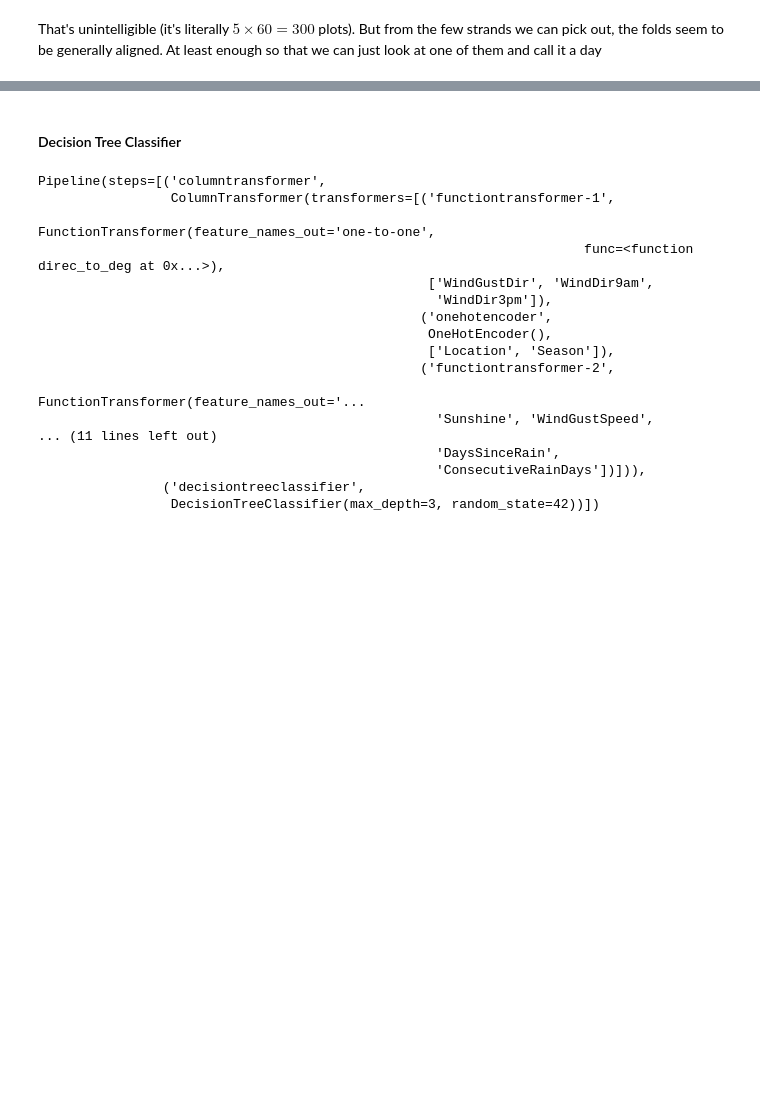
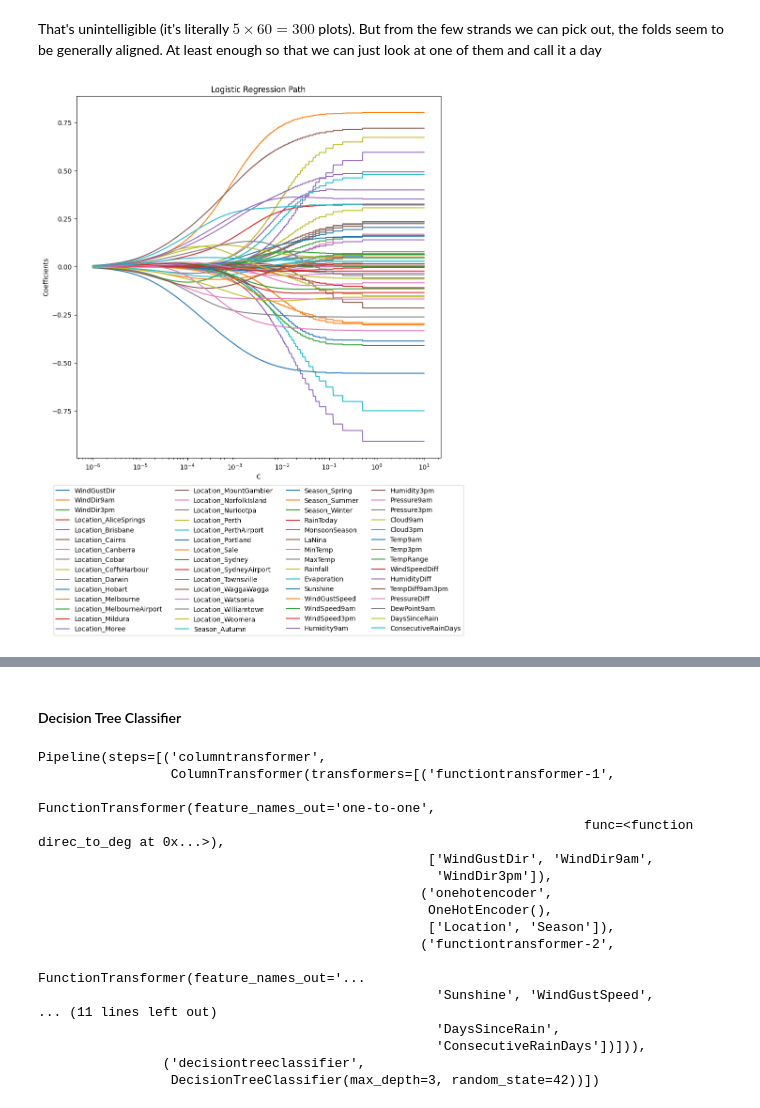
Before and after one commit to velloxen/ids_pbl2_rain-in-australia, a Jupyter notebook: main.ipynb, the cells around one changed output, grey strips where cells are left out. Saved outputs shown, nothing was run; the diff lists cells and outputs as text; code cells hidden in the pictures; blank space fills up the shorter version.

```diff
--- a/main.ipynb
+++ b/main.ipynb
@@ -332,18 +346,20 @@ That's unintelligible (it's literally $5 \times 60 = 300$ plots). But from the f
 # %%
 import matplotlib.pyplot as plt
 import matplotlib.lines as mlines
 
-# Colorblind-friendly palette (IBM Color Blind Safe palette)
+if optimize["Logistic Regression"]:
+    # Colorblind-friendly palette (IBM Color Blind Safe palette)
+    plt.figure(figsize=(10, 10), dpi=dev_dpi if dev_mode else prod_dpi)
+    for i in range(coefs_.shape[2]-1):
+        plt.plot(cs, coefs_[0, :, i], label=fitted_features[i])
 
-plt.figure(figsize=(10, 10))
-for i in range(coefs_.shape[2]-1):
-    plt.plot(cs, coefs_[0, :, i], label=fitted_features[i])
-
-ymin, ymax = plt.ylim()
-plt.xscale('log')
-plt.xlabel("C")
-plt.ylabel("Coefficients")
-plt.title("Logistic Regression Path")
-plt.legend(ncol=4, loc='lower center', bbox_to_anchor=(0.5, -0.6))
-plt.axis("tight")
-plt.show()
+    ymin, ymax = plt.ylim()
+    plt.xscale('log')
+    plt.xlabel("C")
+    plt.ylabel("Coefficients")
+    plt.title("Logistic Regression Path")
+    plt.legend(ncol=4, loc='lower center', bbox_to_anchor=(0.5, -0.5))
+    plt.axis("tight")
+    plt.show()
+# %% [output]
+[figure, added]
```
Also changed, not shown: parts of 33 cells of this notebook.
